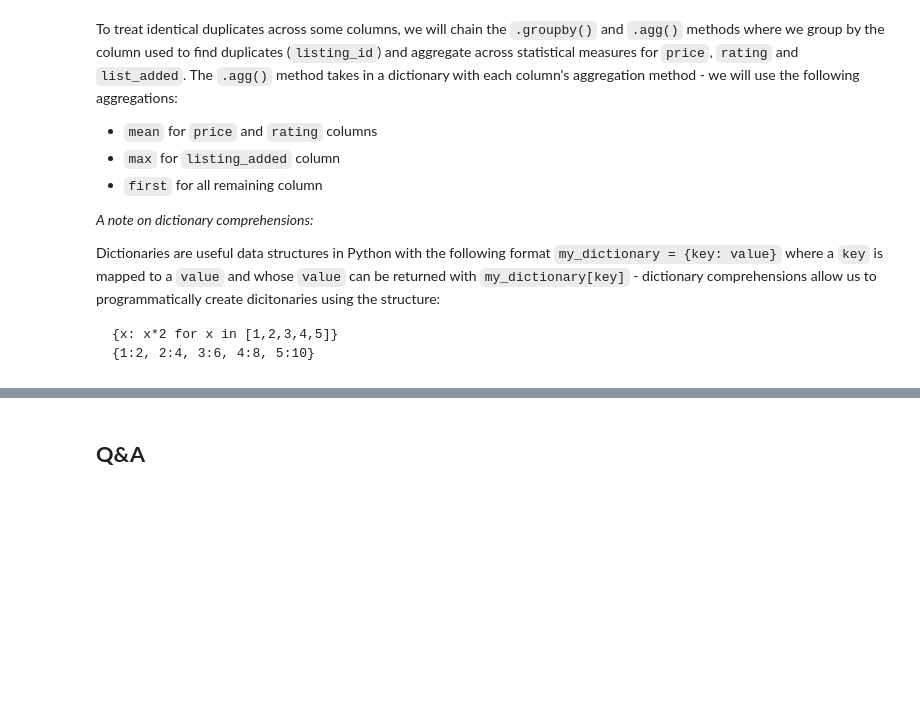
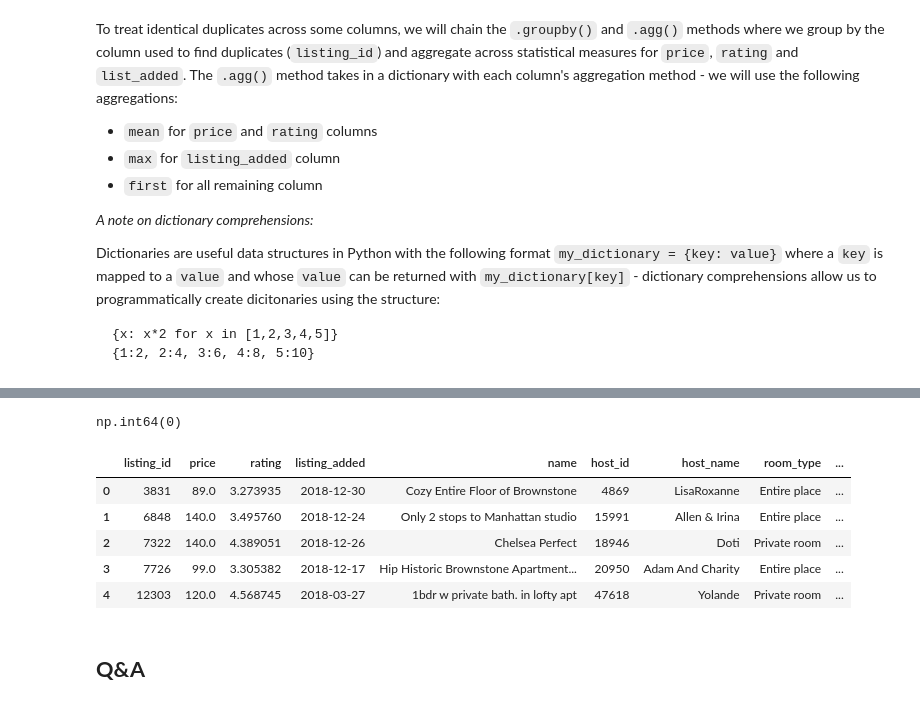
Before and after one commit to Ala-Eddine-Mezdoud/data_mining, a Jupyter notebook: Lab 2/Part2/Lab2-pre-processing - part2.ipynb, the cells around one changed output, grey strips where cells are left out. Drawn from its saved outputs; the diff is of its cells as text; code cells hidden in the pictures; blank space fills up the shorter version.

Commit message:
groupBy and agg functions
I did learn how to use the groupby and agg functions to merge rows that have duplicated columns like id

```diff
--- a/Lab 2/Part2/Lab2-pre-processing - part2.ipynb
+++ b/Lab 2/Part2/Lab2-pre-processing - part2.ipynb
@@ -834,9 +844,29 @@ Dictionaries are useful data structures in Python with the following format
+# %%
+agg_dict = {
+    'price': 'median',
+    'rating': 'mean',
+    'listing_added': 'max',
+}
+
+agg_dict |= {col: 'first' for col in airbnb.columns if col not in agg_dict and col != 'listing_id'}
 # %%
 # Remove non-identical duplicates
+airbnb_agg = airbnb.groupby('listing_id').agg(agg_dict).reset_index()
 # %%
 # Make sure no duplication happened
+airbnb_agg.duplicated(subset=['listing_id']).sum()
+# %% [output]
+np.int64(0)
 # %%
 # Print header of DataFrame
+airbnb_agg.head()
+# %% [output]
+|  | listing_id | price | rating | listing_added | name | host_id | host_name | room_type | ... |
+| 0 | 3831 | 89.0 | 3.273935 | 2018-12-30 | Cozy Entire Floor of Brownstone | 4869 | LisaRoxanne | Entire place | ... |
+| 1 | 6848 | 140.0 | 3.495760 | 2018-12-24 | Only 2 stops to Manhattan studio | 15991 | Allen & Irina | Entire place | ... |
+| 2 | 7322 | 140.0 | 4.389051 | 2018-12-26 | Chelsea Perfect | 18946 | Doti | Private room | ... |
+| 3 | 7726 | 99.0 | 3.305382 | 2018-12-17 | Hip Historic Brownstone Apartment... | 20950 | Adam And Charity | Entire place | ... |
+| 4 | 12303 | 120.0 | 4.568745 | 2018-03-27 | 1bdr w private bath. in lofty apt | 47618 | Yolande | Private room | ... |
 # %% [markdown]
 ## **Q&A**
 # %% [markdown]
```
Also changed, not shown: parts of 3 cells of this notebook.
